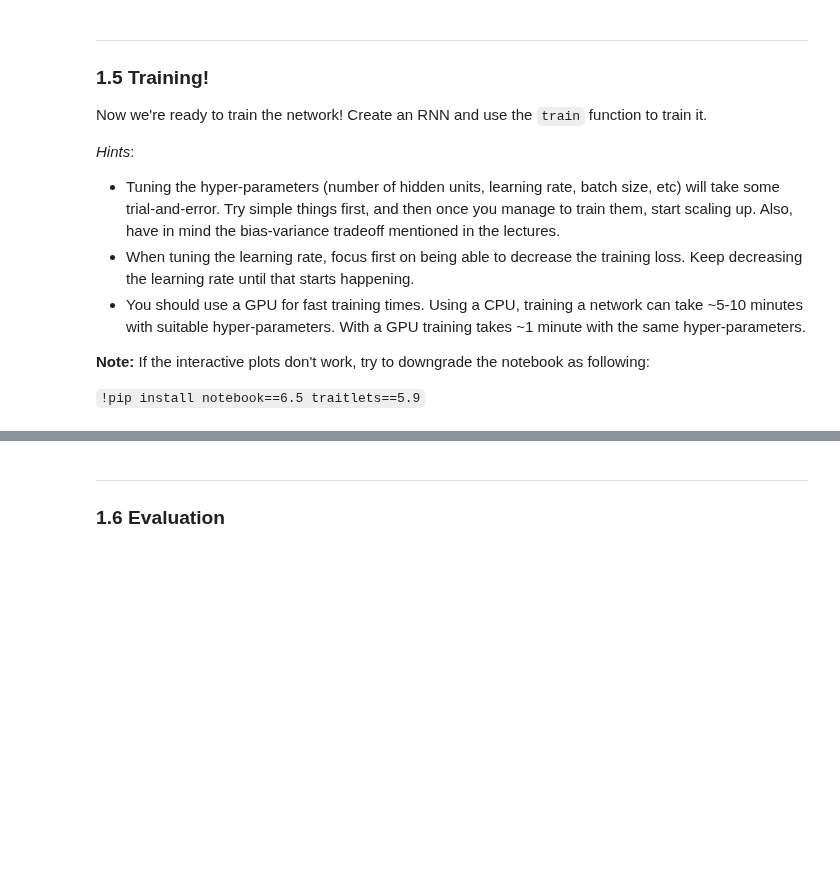
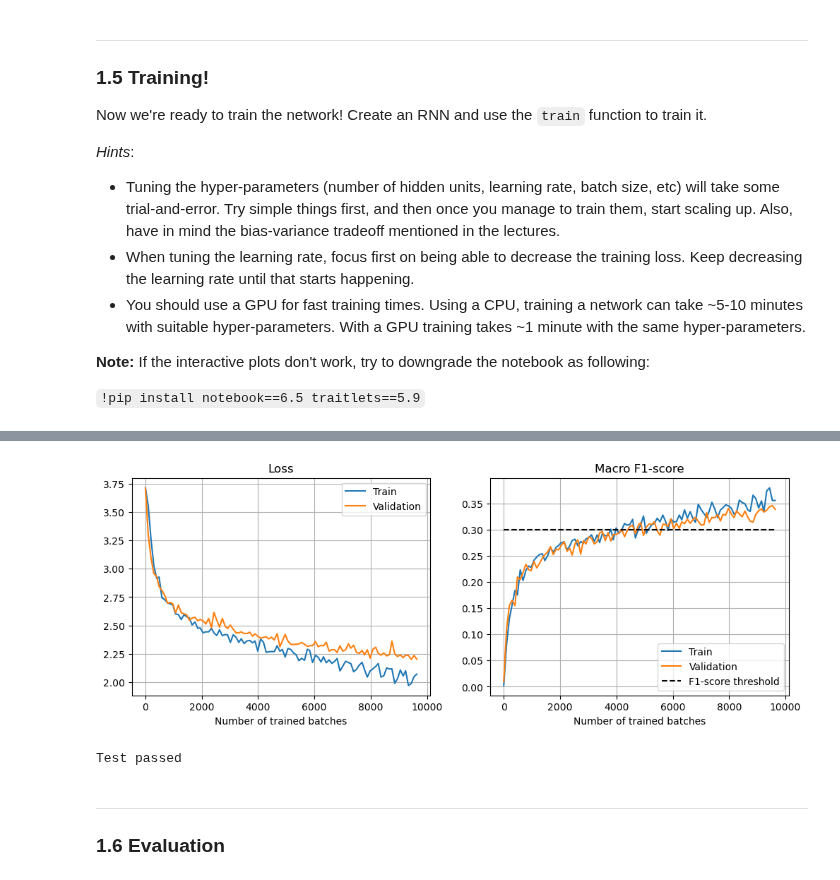
Before and after one commit to SreelekhaVuppala/deep-machine-learning, a Jupyter notebook: home-assignments/HA2/HA2-Part1.ipynb, the cells around one changed output, grey strips where cells are left out. Drawn from its saved outputs; the diff is of its cells as text; code cells hidden in the pictures; blank space fills up the shorter version.

```diff
--- a/home-assignments/HA2/HA2-Part1.ipynb
+++ b/home-assignments/HA2/HA2-Part1.ipynb
@@ -497,6 +497,19 @@ def batch_forward_prop(rnn, xs, ys):
 
     # YOUR CODE HERE
 
+    batch_size = xs.size(0)
+    target_len = xs.size(1)
+
+    # initialize hidden state with zeros
+    h = torch.zeros(batch_size, rnn.hidden_size, device=xs.device)
+
+    for t in range(target_len):
+        x_t = xs[:, t, :]   # take the t-th character from every word in the batch
+        output, h = rnn(x_t, h)  # forward through RNN
+
+    loss = criterion(output, ys)
+
+
     return output, loss
 # %% [markdown]
 Run the following cell to test whether the shape of your outputs are correct. Note that this *only* checks the shapes, not the content.
@@ -667,0 +683,22 @@ Now we're ready to train the network! Create an RNN and use the `train` function
+# %%
+# YOUR CODE HERE
+
+# Create the RNN model
+input_size = len(charset)
+hidden_size = 512
+output_size = len(names_dict)
+
+rnn = RNN(input_size, hidden_size, output_size)
+
+
+device = torch.device("cpu")
+rnn.to(device)
+
+# Training hyperparameters
+n_epochs = 20
+learning_rate = 0.001
+batch_size = 64
+
+# Train the model
+train(rnn, n_epochs, learning_rate, batch_size, train_dataset, val_dataset)
+# %% [output]
@@ -668,6 +725,9 @@ Now we're ready to train the network! Create an RNN and use the `train` function
+[figure, added]
 # %%
 _, _, _, fscore = compute_metrics_on_validation_set(rnn, val_dataset)
 ha2_part1_tests.test_min_f1_score(fscore)
+# %% [output]
+Test passed
 # %% [markdown]
 ---
 ### 1.6 Evaluation
```
Also changed, not shown: parts of 25 cells of this notebook.
